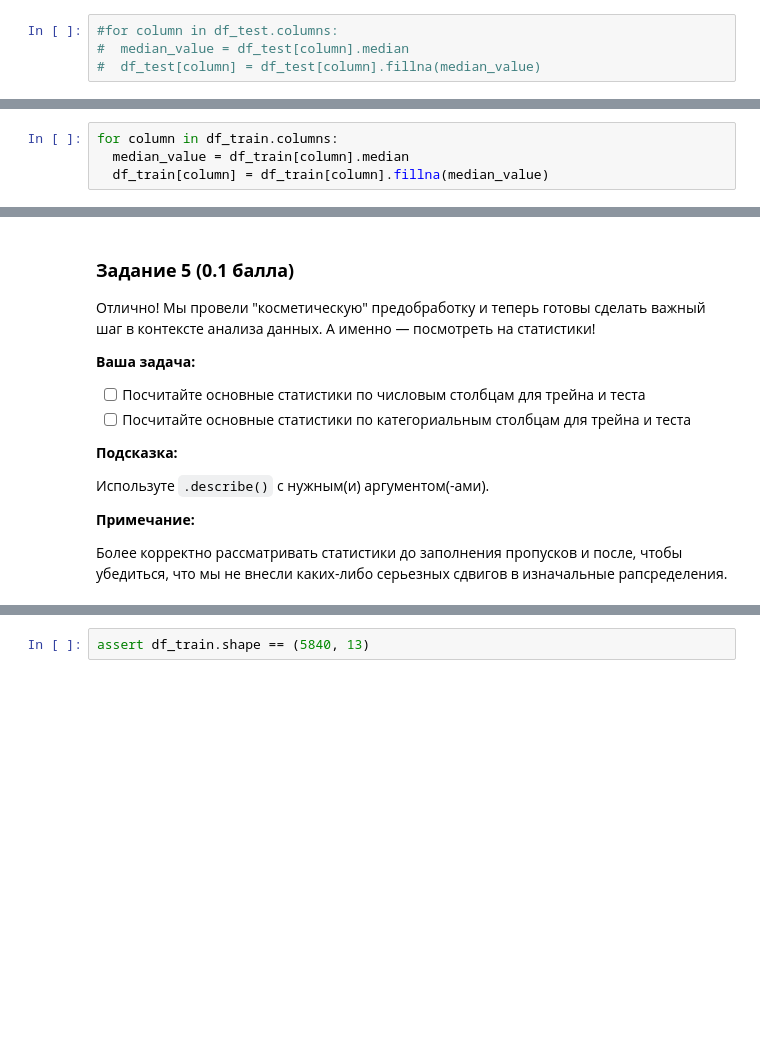
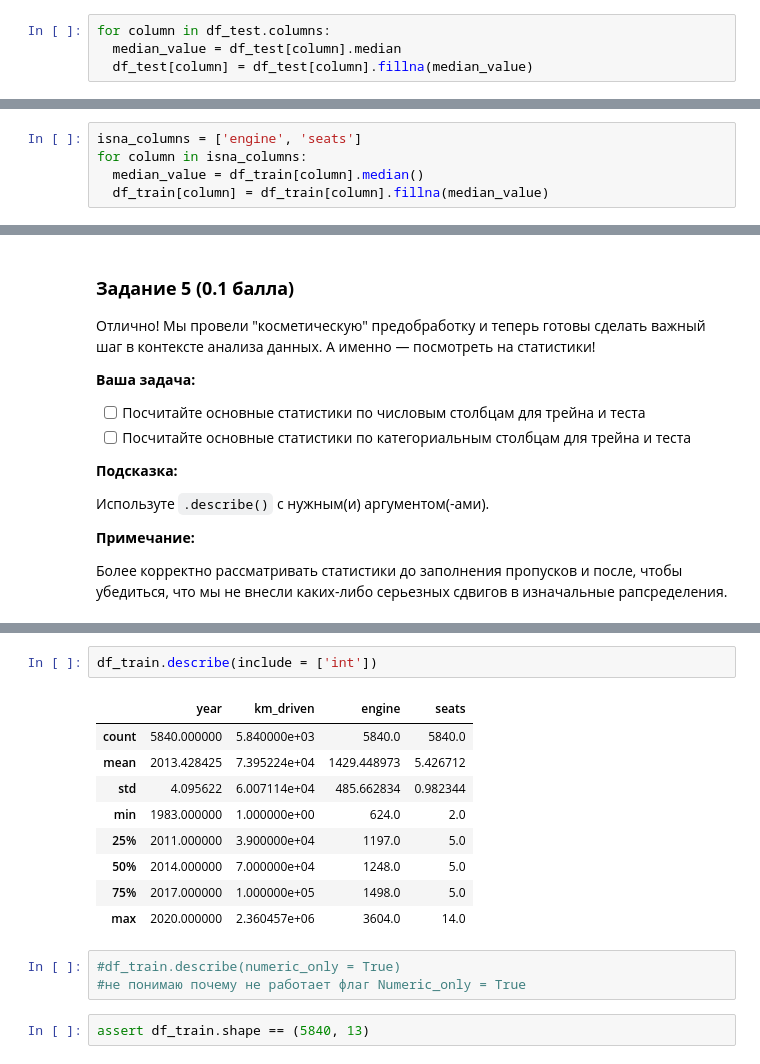
Before and after one commit to VladislavTokarev02/AI_ML_homework, a Jupyter notebook: Hometasks/Base/AI_HW1_Regression_with_inference_base.ipynb, the cells around one changed output, grey strips where cells are left out. Drawn from its saved outputs; the diff is of its cells as text; blank space fills up the shorter version.

```diff
--- a/Hometasks/Base/AI_HW1_Regression_with_inference_base.ipynb
+++ b/Hometasks/Base/AI_HW1_Regression_with_inference_base.ipynb
@@ -362,7 +383,7 @@ dtype: object
 # %%
-#for column in df_test.columns:
-#  median_value = df_test[column].median
-#  df_test[column] = df_test[column].fillna(median_value)
+for column in df_test.columns:
+  median_value = df_test[column].median
+  df_test[column] = df_test[column].fillna(median_value)
 # %%
 df_train.isna().sum(), df_test.isna().sum() #убедились, что пропусков в данных нет
 # %% [output]
@@ -439,4 +480,5 @@ df_test['seats'] = pd.to_numeric(df_test['seats'], errors='coerce').astype('Int6
 # %%
-for column in df_train.columns:
-  median_value = df_train[column].median
+isna_columns = ['engine', 'seats']
+for column in isna_columns:
+  median_value = df_train[column].median()
   df_train[column] = df_train[column].fillna(median_value)
@@ -467,3 +513,18 @@ for column in df_test.columns:
+# %%
+df_train.describe(include = ['int'])
+# %% [output]
+|  | year | km_driven | engine | seats |
+| count | 5840.000000 | 5.840000e+03 | 5840.0 | 5840.0 |
+| mean | 2013.428425 | 7.395224e+04 | 1429.448973 | 5.426712 |
+| std | 4.095622 | 6.007114e+04 | 485.662834 | 0.982344 |
+| min | 1983.000000 | 1.000000e+00 | 624.0 | 2.0 |
+| 25% | 2011.000000 | 3.900000e+04 | 1197.0 | 5.0 |
+| 50% | 2014.000000 | 7.000000e+04 | 1248.0 | 5.0 |
+| 75% | 2017.000000 | 1.000000e+05 | 1498.0 | 5.0 |
+| max | 2020.000000 | 2.360457e+06 | 3604.0 | 14.0 |
+# %%
+#df_train.describe(numeric_only = True)
+#не понимаю почему не работает флаг Numeric_only = True
 # %%
 assert df_train.shape == (5840, 13)
 # %% [markdown]
```
Also changed, not shown: parts of 14 cells of this notebook.
